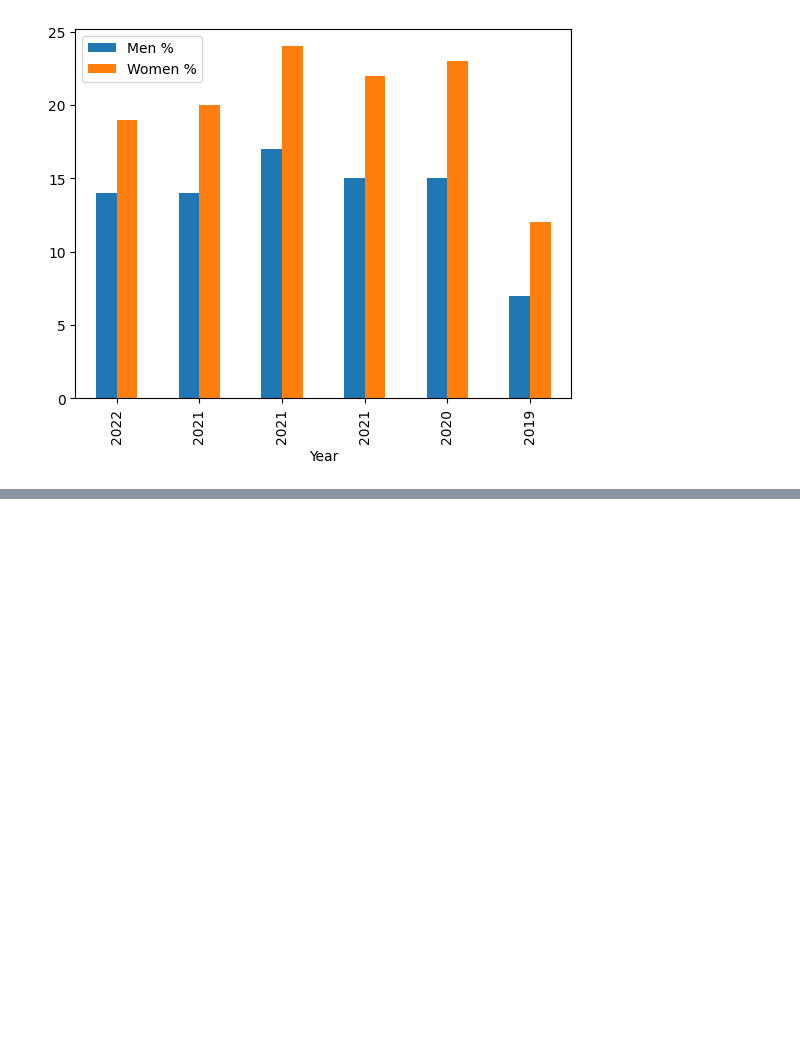
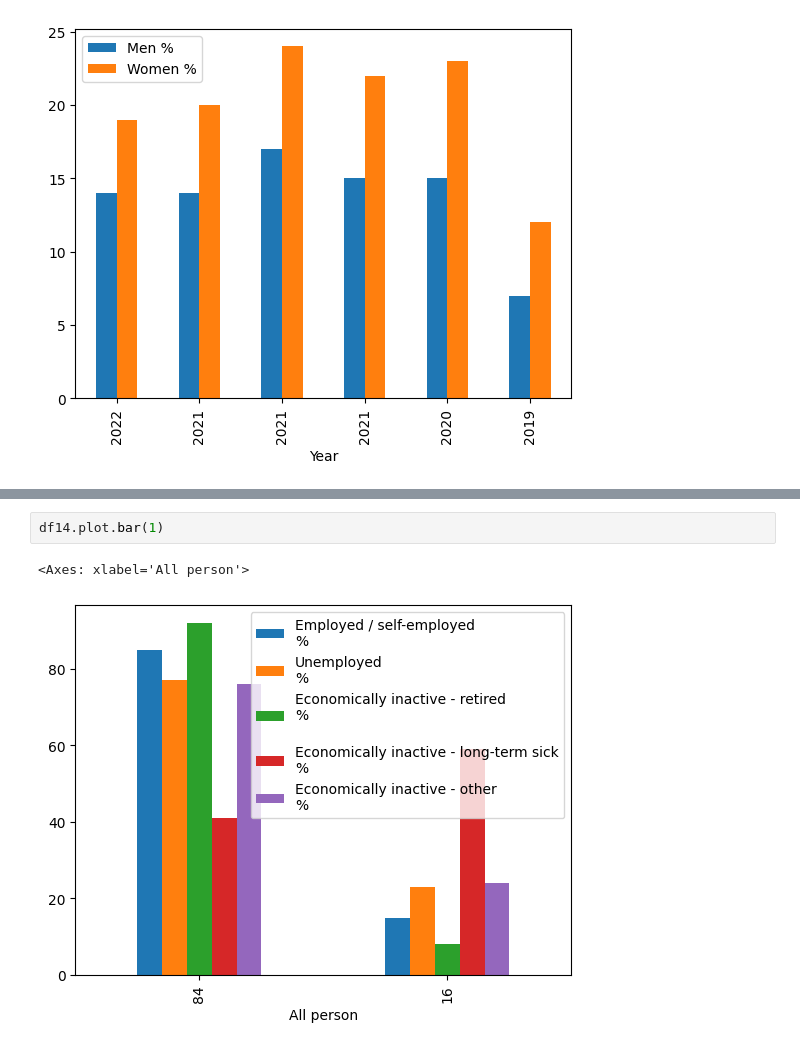
Before and after one commit to NabilahYK/PROGRAMMING-EXAM2, a Jupyter notebook: ProgrammingExam2.ipynb, the cells around one changed output, grey strips where cells are left out. Drawn from its saved outputs; the diff is of its cells as text; blank space fills up the shorter version.

```diff
--- a/ProgrammingExam2.ipynb
+++ b/ProgrammingExam2.ipynb
@@ -751,0 +781,5 @@ MvsW.plot.bar()
+# %%
+df14.plot.bar(1)
+# %% [output]
+<Axes: xlabel='All person'>
+[figure, added]
```
Also changed, not shown: parts of 4 cells of this notebook.
